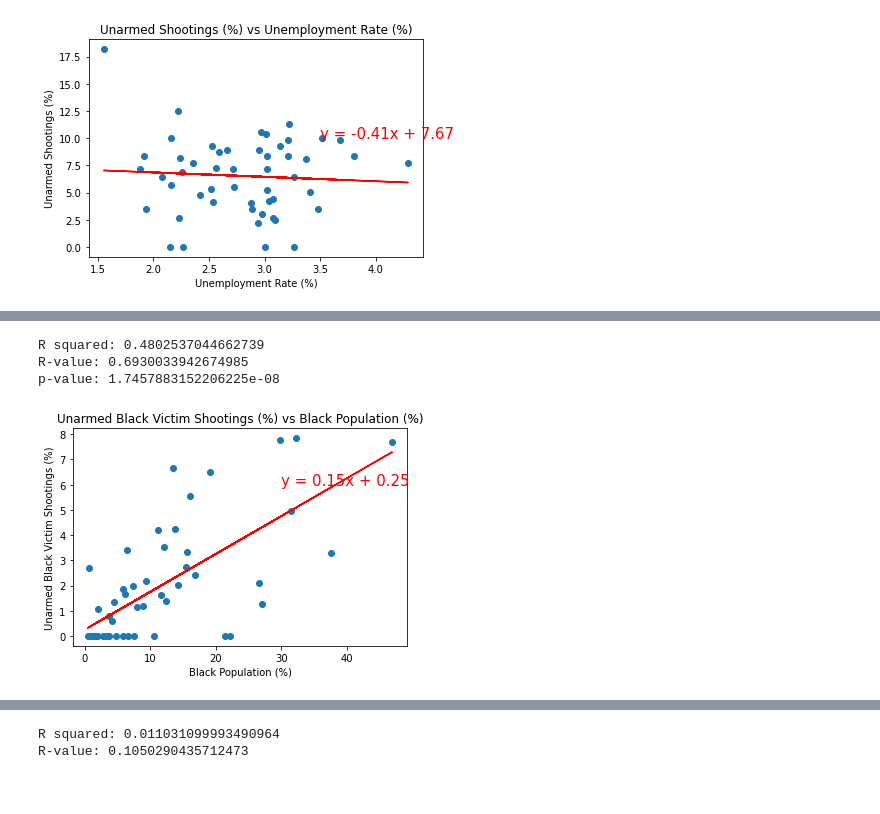
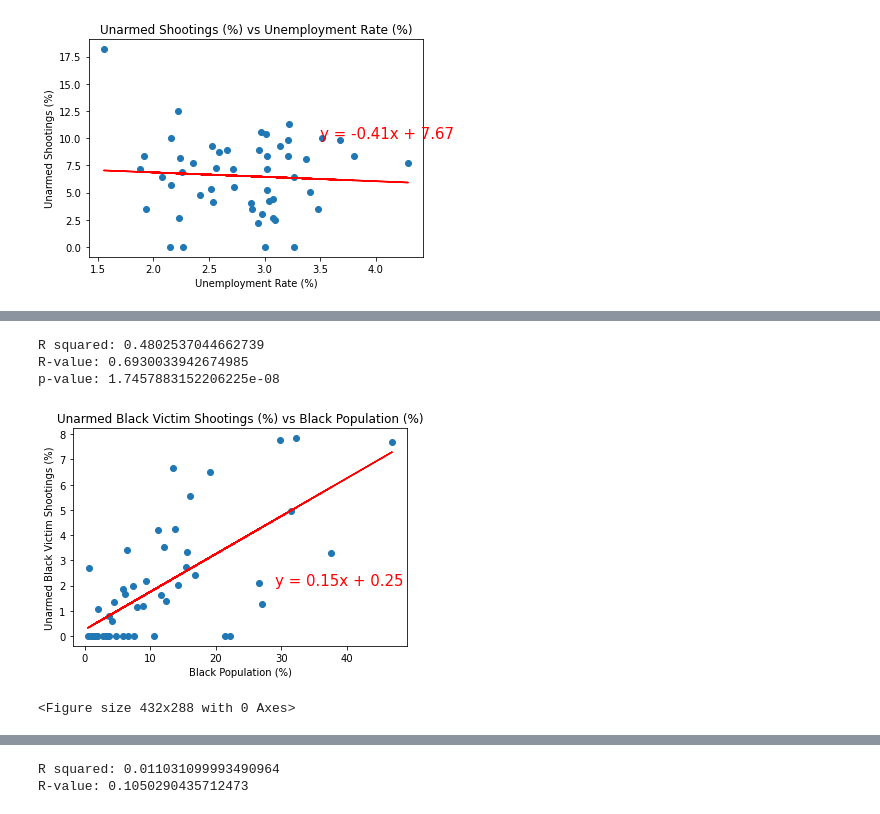
Before and after one commit to sasithwij/project1, a Jupyter notebook: US_Shooting_Demography.ipynb, the cells around one changed output, grey strips where cells are left out. Saved outputs shown, nothing was run; the diff lists cells and outputs as text; code cells hidden in the pictures.

```diff
--- a/US_Shooting_Demography.ipynb
+++ b/US_Shooting_Demography.ipynb
@@ -719,35 +719,37 @@ Warnings:
 ## Convert to floats and store % of Black Population and Unarmed Black Victim Shootings as x and y values
 x_values = stateshooting_census_df['Black_Population_Percentage'].astype('float')
 y_values = stateshooting_census_df['Unarmed_Black_Victims_%'].astype('float')
 
 # Run linear regression
 (slope, intercept, rvalue, pvalue, stderr) = linregress(x_values, y_values)
 regress_values = x_values * slope + intercept
 line_eq = "y = " + str(round(slope,2)) + "x + " + str(round(intercept,2))
 
 # Plot scatter plot
 plt.scatter(x_values,y_values)
 
 # Plot regression line
 plt.plot(x_values,regress_values,"r-")
-plt.annotate(line_eq,(30,6),fontsize=15,color="red")
+plt.annotate(line_eq,(29,2),fontsize=15,color="red")
 
 # Label plot
 plt.xlabel('Black Population (%)')
 plt.ylabel('Unarmed Black Victim Shootings (%)')
 plt.title('Unarmed Black Victim Shootings (%) vs Black Population (%)')
 
 # Print r square value
 print(f"R squared: {rvalue**2}")
 print(f"R-value: {rvalue}")
 print(f"p-value: {pvalue}")
 # Show plot
 plt.show()
+plt.savefig('Images/Unarmed_Black_Shootings_vs_Black_Population.png')
 # %% [output]
 R squared: 0.4802537044662739
 R-value: 0.6930033942674985
 p-value: 1.7457883152206225e-08
-[figure, old version]
+[figure, new version]
+<Figure size 432x288 with 0 Axes>
 # %%
 X2 = sm.add_constant(x_values)
 est = sm.OLS(y_values, X2)
```
Also changed, not shown: parts of 15 cells of this notebook, 9 other files.
